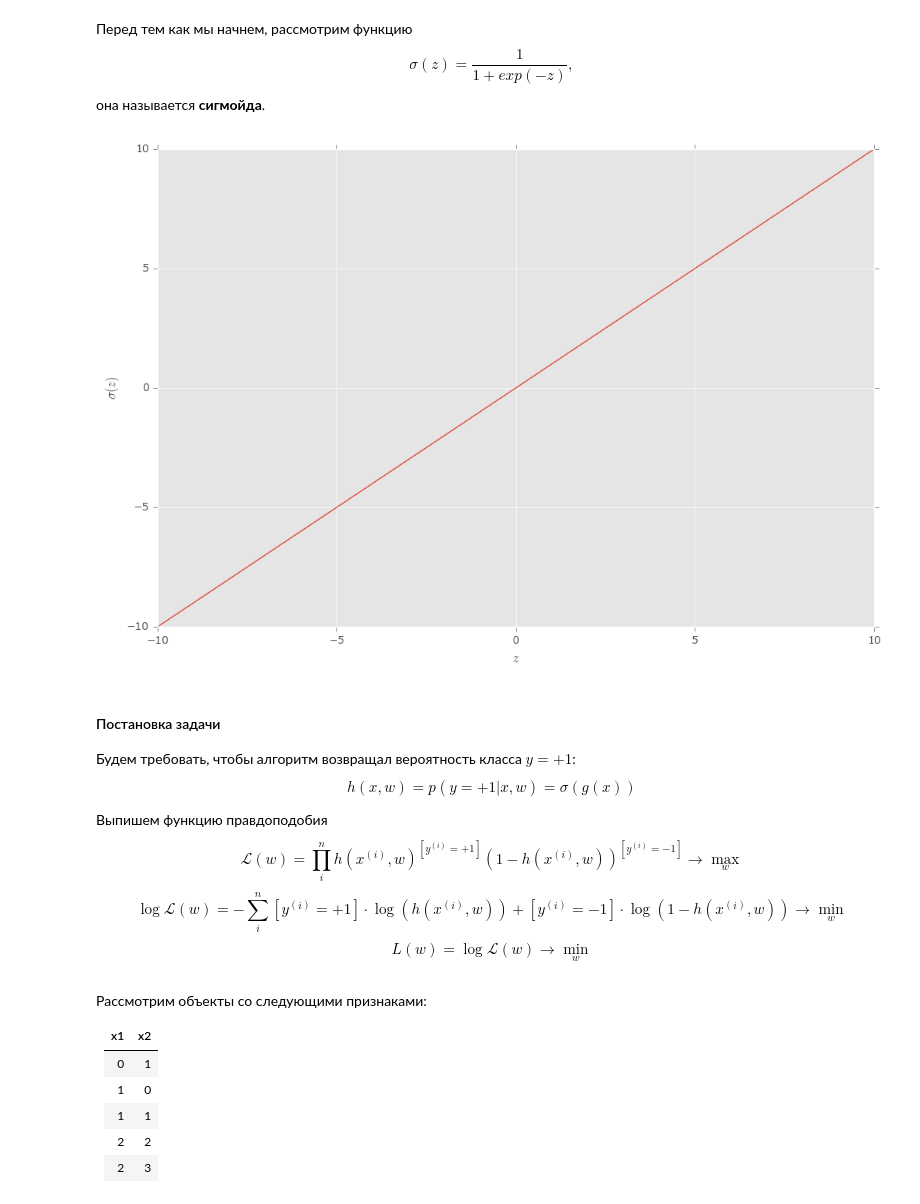
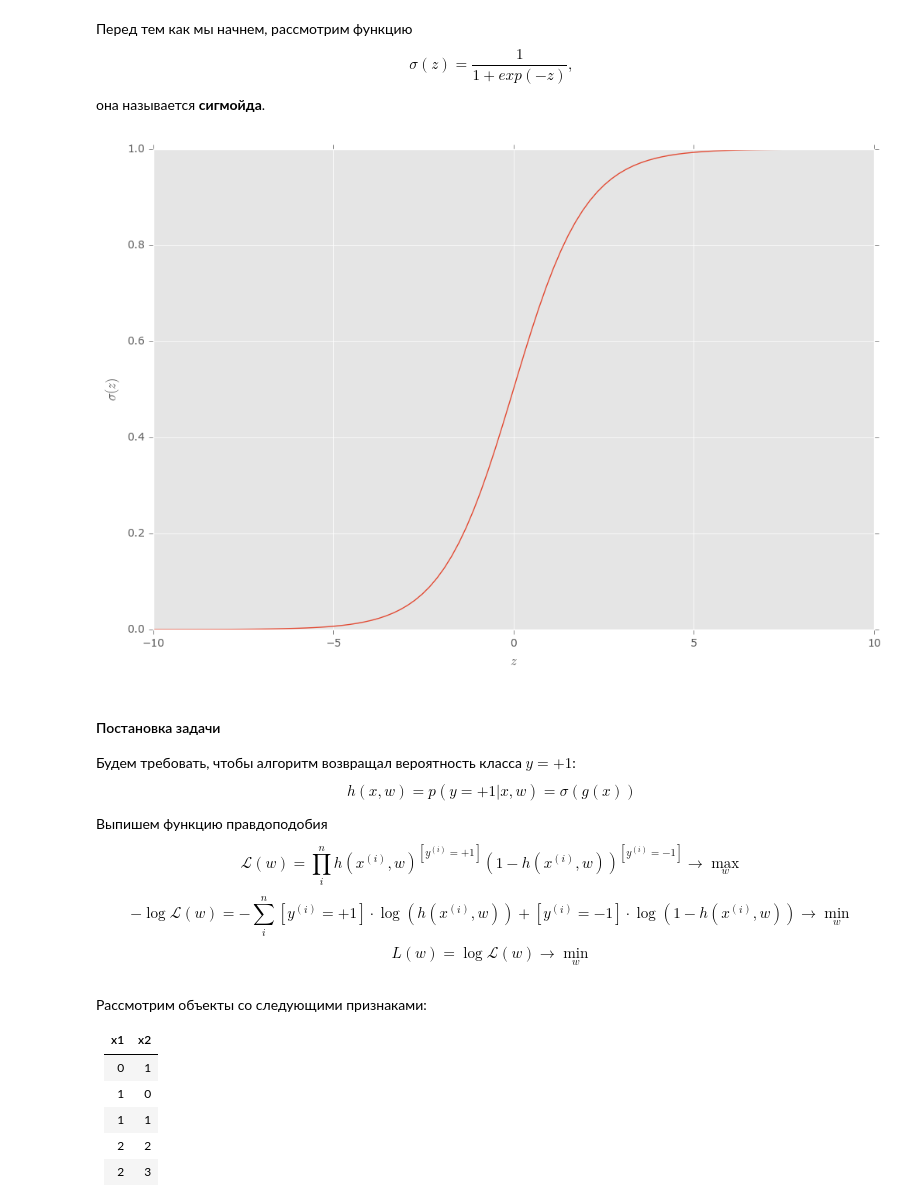
Before and after one commit to stroykova/spheremailru, a Jupyter notebook: lecture_08/lecture_08-linear-models.ipynb, the cells around one changed output. Cells and saved outputs as stored; diff of their text form; code cells hidden in the pictures.

```diff
--- a/lecture_08/lecture_08-linear-models.ipynb
+++ b/lecture_08/lecture_08-linear-models.ipynb
@@ -459,11 +461,10 @@ def demo_sigmoid():
 Перед тем как мы начнем, рассмотрим функцию $$\sigma(z) = \frac{1}{1 + exp{(-z)}},$$она называется **сигмойда**.
 # %%
 def sigmoid(z):
-    # Your Code Here
-    return z
+    return 1./(1+np.exp(-z))
 demo_sigmoid()
 # %% [output]
-[figure, old version]
+[figure, new version]
 # %% [markdown]
 #### Постановка задачи
 Будем требовать, чтобы алгоритм возвращал вероятность класса $y=+1$:
@@ -471,7 +472,7 @@ $$h(x,w) = p(y=+1|x,w) = \sigma(g(x))$$
 
 Выпишем функцию правдоподобия
 $$ \mathcal{L}(w) = \prod_i^n h(x^{(i)},w)^{[y^{(i)} = +1]} (1 - h(x^{(i)},w))^{[y^{(i)} = -1]} \rightarrow \max_w$$
-$$ \log{\mathcal{L}(w)} = - \sum_i^n [y^{(i)} = +1]\cdot\log{(h(x^{(i)},w))} + {[y^{(i)} = -1]}\cdot\log{(1-h(x^{(i)},w))} \rightarrow \min_w$$
+$$ -\log{\mathcal{L}(w)} = - \sum_i^n [y^{(i)} = +1]\cdot\log{(h(x^{(i)},w))} + {[y^{(i)} = -1]}\cdot\log{(1-h(x^{(i)},w))} \rightarrow \min_w$$
 $$L(w) = \log{\mathcal{L}(w)} \rightarrow \min_w $$
 # %% [markdown]
 Рассмотрим объекты со следующими признаками:
```
Also changed, not shown: parts of 5 cells of this notebook, 3 other files.
